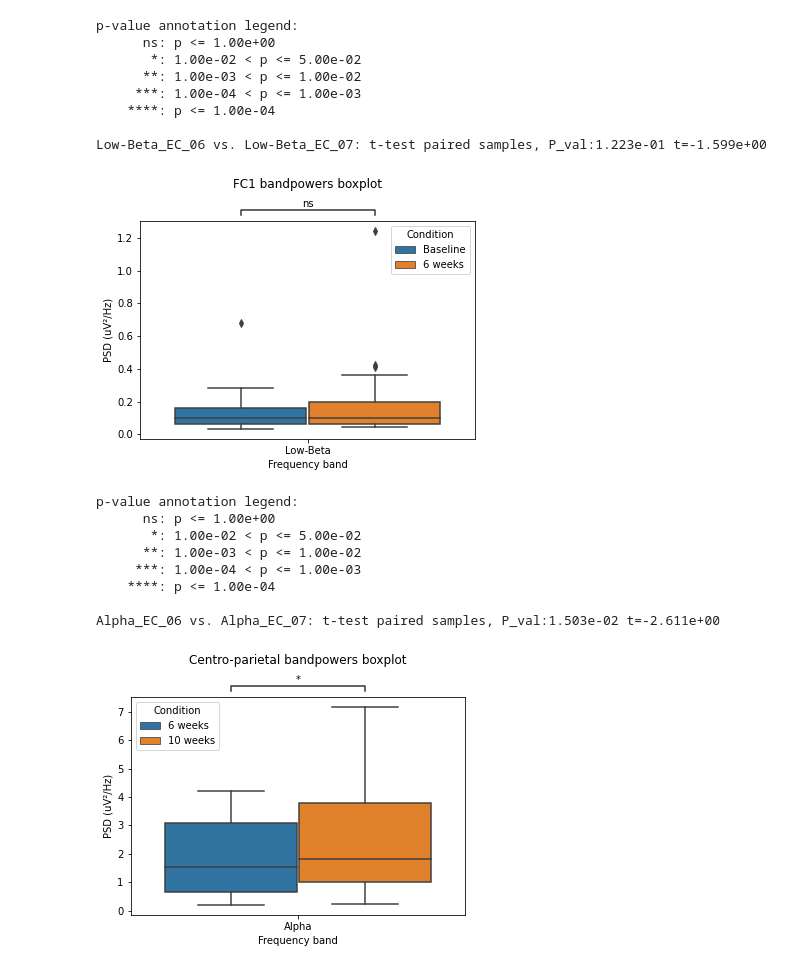
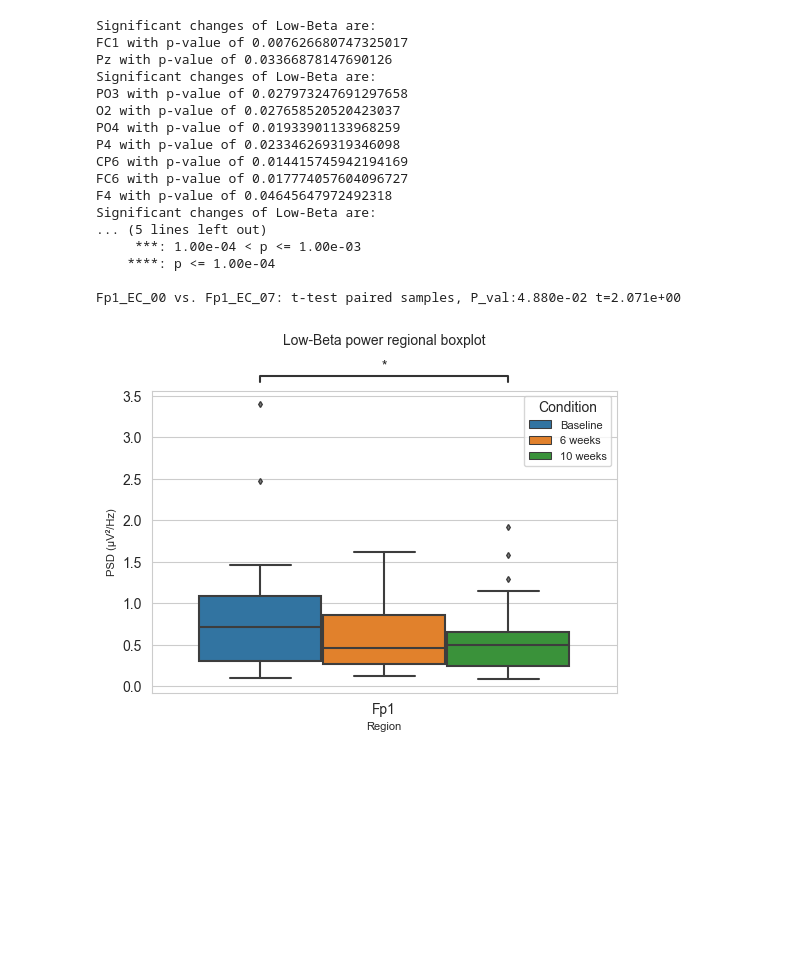
Before and after one commit to teanijarv/EEG-pyline, a Jupyter notebook: 04_datavisualisation.ipynb, the cells around one changed output. Saved outputs shown, nothing was run; the diff lists cells and outputs as text; code cells hidden in the pictures; blank space fills up the shorter version.

Commit message:
boxplot update with significant annotations
- boxplot design update
- statannotations workaround for only plotting significant pairs of annotations

```diff
--- a/04_datavisualisation.ipynb
+++ b/04_datavisualisation.ipynb
@@ -104,0 +67,16 @@ Conditions in work: ['EC_06' 'EC_07']
+# %%
+df_psd_reg = pd.DataFrame()
+for i in range(len(b_names_reg[0])):
+    for n_exps in range(len(b_names_reg)):
+        globals()[b_names_reg[n_exps][i]] = pd.read_excel('{}\{}.xlsx'\
+                                            .format(dir_inprogress_reg[n_exps],b_names_reg[n_exps][i]))\
+            .assign(**{'Frequency band': condition_reg[n_exps][i][1],'Condition': condition_reg[n_exps][i][0]})
+        df_psd_reg = pd.concat([df_psd_reg,globals()[b_names_reg[n_exps][i]]])
+
+for condition in condition_code_list:
+    df_reg_pvals,significant_reg = paired_Ttest(df_psd_reg,condition)
+    try:
+        os.makedirs(os.path.join(psd_reg_folder,''))
+    except FileExistsError:
+        pass
+    df_reg_pvals.to_excel(r"Results\PSD\regions\p-values_{}-{}.xlsx".format(condition[0],condition[1]))
@@ -104,0 +96,17 @@ Conditions in work: ['EC_06' 'EC_07']
+# %%
+
+df_psd_ch = pd.DataFrame()
+for i in range(len(b_names_ch[0])):
+    for n_exps in range(len(b_names_ch)):
+        globals()[b_names_ch[n_exps][i]] = pd.read_excel('{}\{}.xlsx'\
+                                            .format(dir_inprogress_ch[n_exps],b_names_ch[n_exps][i]))\
+            .assign(**{'Frequency band': condition_ch[n_exps][i][1],'Condition': condition_ch[n_exps][i][0]})
+        df_psd_ch = pd.concat([df_psd_ch,globals()[b_names_ch[n_exps][i]]])
+
+for condition in condition_code_list:
+    df_ch_pvals,significant_ch = paired_Ttest(df_psd_ch,condition)
+    try:
+        os.makedirs(os.path.join(psd_ch_folder,''))
+    except FileExistsError:
+        pass
+    df_ch_pvals.to_excel(r"Results\PSD\channels\p-values_{}-{}.xlsx".format(condition[0],condition[1]))
@@ -128,28 +177,24 @@ print(significant_ch)
 # %%
-plotBoxplotROI(df_psd_ch,bands=['Low-Beta'],
-              region='FC1',condition_names=['Baseline','6 weeks'],
-              stat_test='t-test_paired',ast_loc='outside')
+plot_boxplot_band(df_psd_ch,regions=['Fp1'],band='Low-Beta',
+                  condition_comp_list=condition_code_list,
+                  condition_legend=['Baseline','6 weeks','10 weeks'],fnt=['sans-serif',8,10],
+                  stat_test='t-test_paired',ast_loc='outside',export=True)
 # %% [output]
-p-value annotation legend:
-      ns: p <= 1.00e+00
-       *: 1.00e-02 < p <= 5.00e-02
-      **: 1.00e-03 < p <= 1.00e-02
+Significant changes of Low-Beta are:
+FC1 with p-value of 0.007626680747325017
+Pz with p-value of 0.03366878147690126
+Significant changes of Low-Beta are:
+PO3 with p-value of 0.027973247691297658
+O2 with p-value of 0.027658520520423037
+PO4 with p-value of 0.01933901133968259
+P4 with p-value of 0.023346269319346098
+CP6 with p-value of 0.014415745942194169
+FC6 with p-value of 0.017774057604096727
+F4 with p-value of 0.04645647972492318
+Significant changes of Low-Beta are:
+... (5 lines left out)
      ***: 1.00e-04 < p <= 1.00e-03
     ****: p <= 1.00e-04
 
-Low-Beta_EC_06 vs. Low-Beta_EC_07: t-test paired samples, P_val:1.223e-01 t=-1.599e+00
+Fp1_EC_00 vs. Fp1_EC_07: t-test paired samples, P_val:4.880e-02 t=2.071e+00
-[figure, old version]
+[figure, new version]
-# %%
-plotBoxplotROI(df_psd_reg,bands=['Alpha'],
-              region='Centro-parietal',condition_names=['6 weeks','10 weeks'],
-              stat_test='t-test_paired',ast_loc='outside')
-# %% [output]
-p-value annotation legend:
-      ns: p <= 1.00e+00
-       *: 1.00e-02 < p <= 5.00e-02
-      **: 1.00e-03 < p <= 1.00e-02
-     ***: 1.00e-04 < p <= 1.00e-03
-    ****: p <= 1.00e-04
-
-Alpha_EC_06 vs. Alpha_EC_07: t-test paired samples, P_val:1.503e-02 t=-2.611e+00
-[figure, removed]
```
Also changed, not shown: parts of 12 cells of this notebook, 2 other files.
